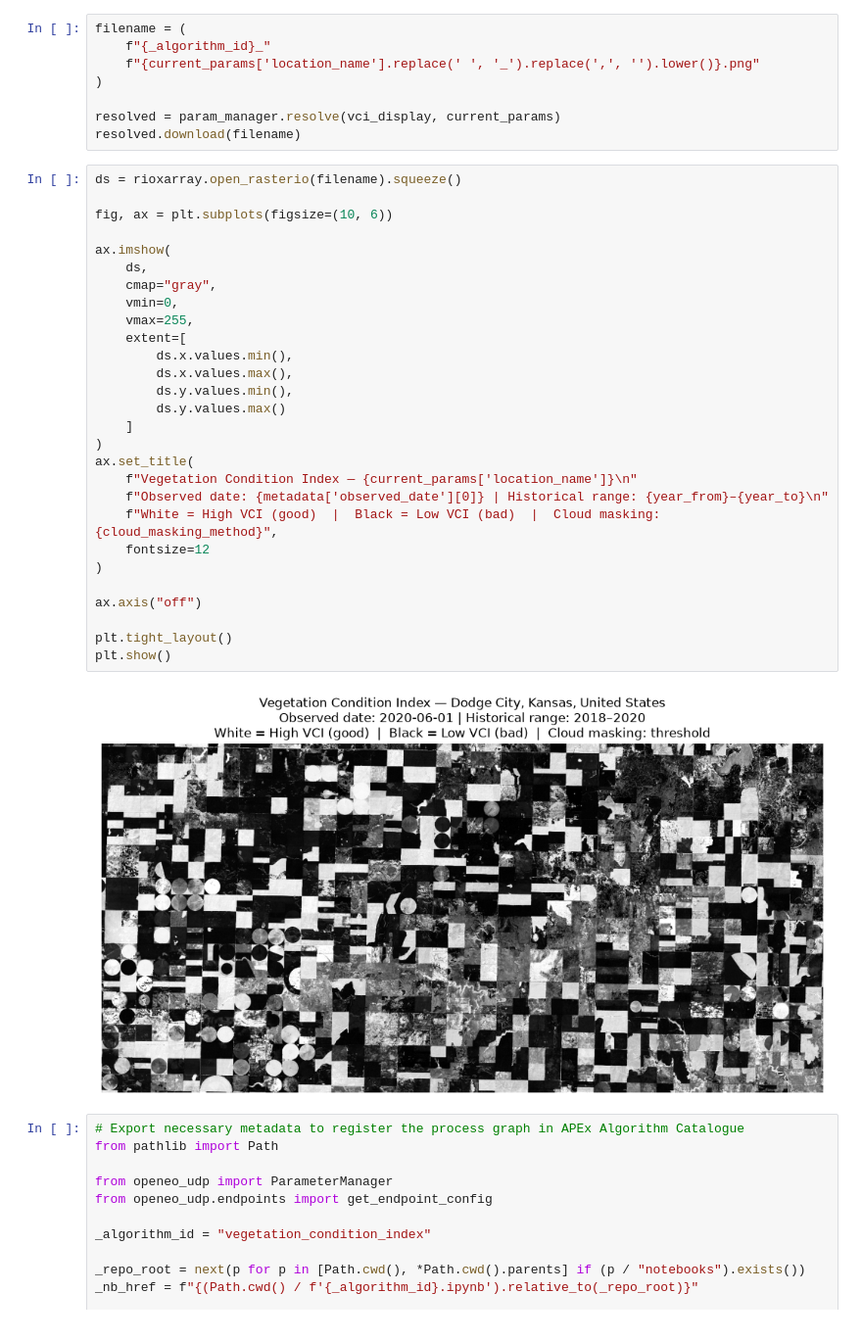
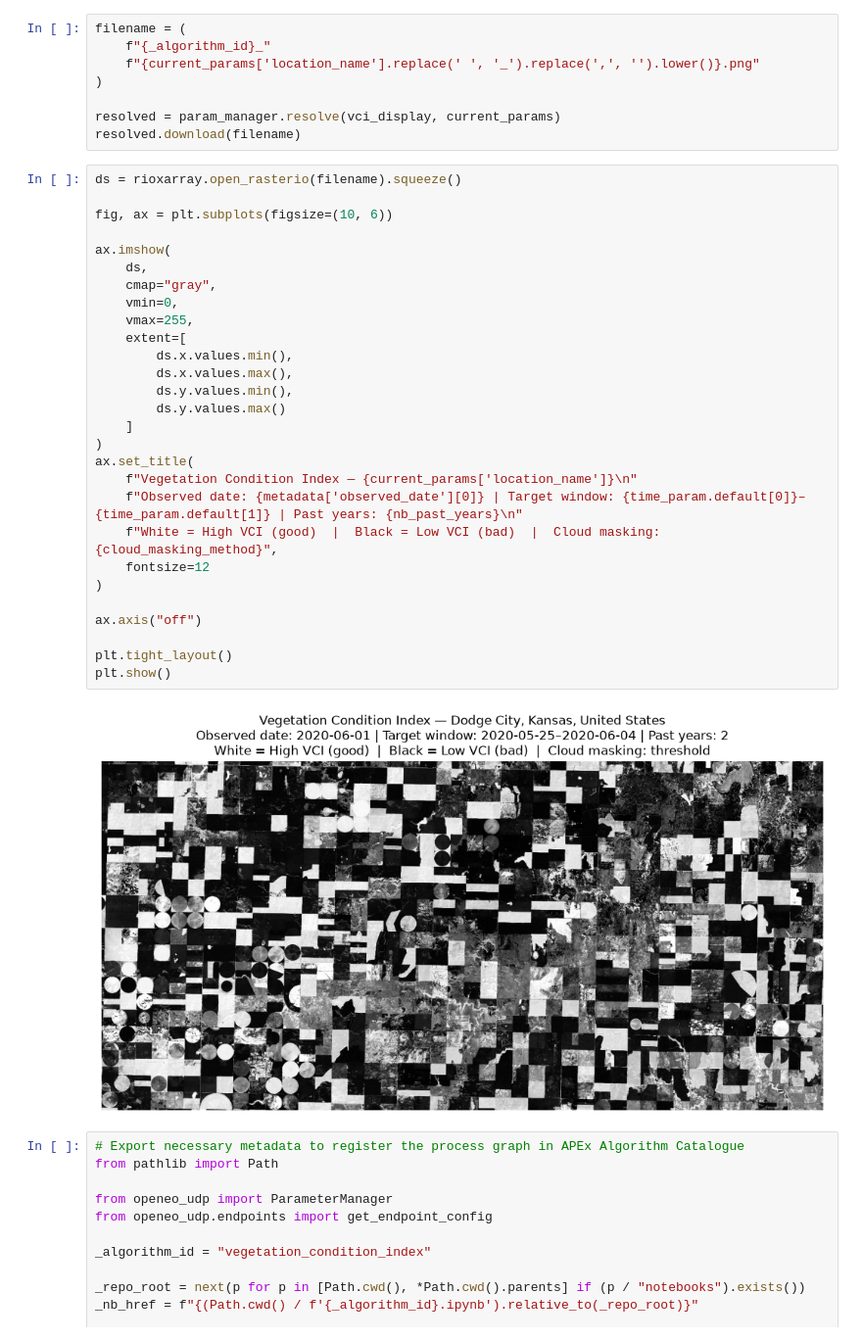
Before and after one commit to developmentseed/openeo-udp, a Jupyter notebook: notebooks/sentinel/sentinel-2/land-cover/vegetation_condition_index.ipynb, the cells around one changed output. Shown at 98% size. Saved outputs shown, nothing was run; the diff lists cells and outputs as text.

```diff
--- a/notebooks/sentinel/sentinel-2/land-cover/vegetation_condition_index.ipynb
+++ b/notebooks/sentinel/sentinel-2/land-cover/vegetation_condition_index.ipynb
@@ -345,33 +350,33 @@ resolved.download(filename)
 # %%
 ds = rioxarray.open_rasterio(filename).squeeze()
 
 fig, ax = plt.subplots(figsize=(10, 6))
 
 ax.imshow(
     ds,
     cmap="gray",
     vmin=0,
     vmax=255,
     extent=[
         ds.x.values.min(),
         ds.x.values.max(),
         ds.y.values.min(),
         ds.y.values.max()
     ]
 )
 ax.set_title(
     f"Vegetation Condition Index — {current_params['location_name']}\n"
-    f"Observed date: {metadata['observed_date'][0]} | Historical range: {year_from}–{year_to}\n"
+    f"Observed date: {metadata['observed_date'][0]} | Target window: {time_param.default[0]}–{time_param.default[1]} | Past years: {nb_past_years}\n"
     f"White = High VCI (good)  |  Black = Low VCI (bad)  |  Cloud masking: {cloud_masking_method}",
     fontsize=12
 )
 
 ax.axis("off")
 
 plt.tight_layout()
 plt.show()
 # %% [output]
-[figure, old version]
+[figure, new version]
 # %%
 # Export necessary metadata to register the process graph in APEx Algorithm Catalogue
 from pathlib import Path
```
Also changed, not shown: parts of 12 cells of this notebook, 5 other files.
